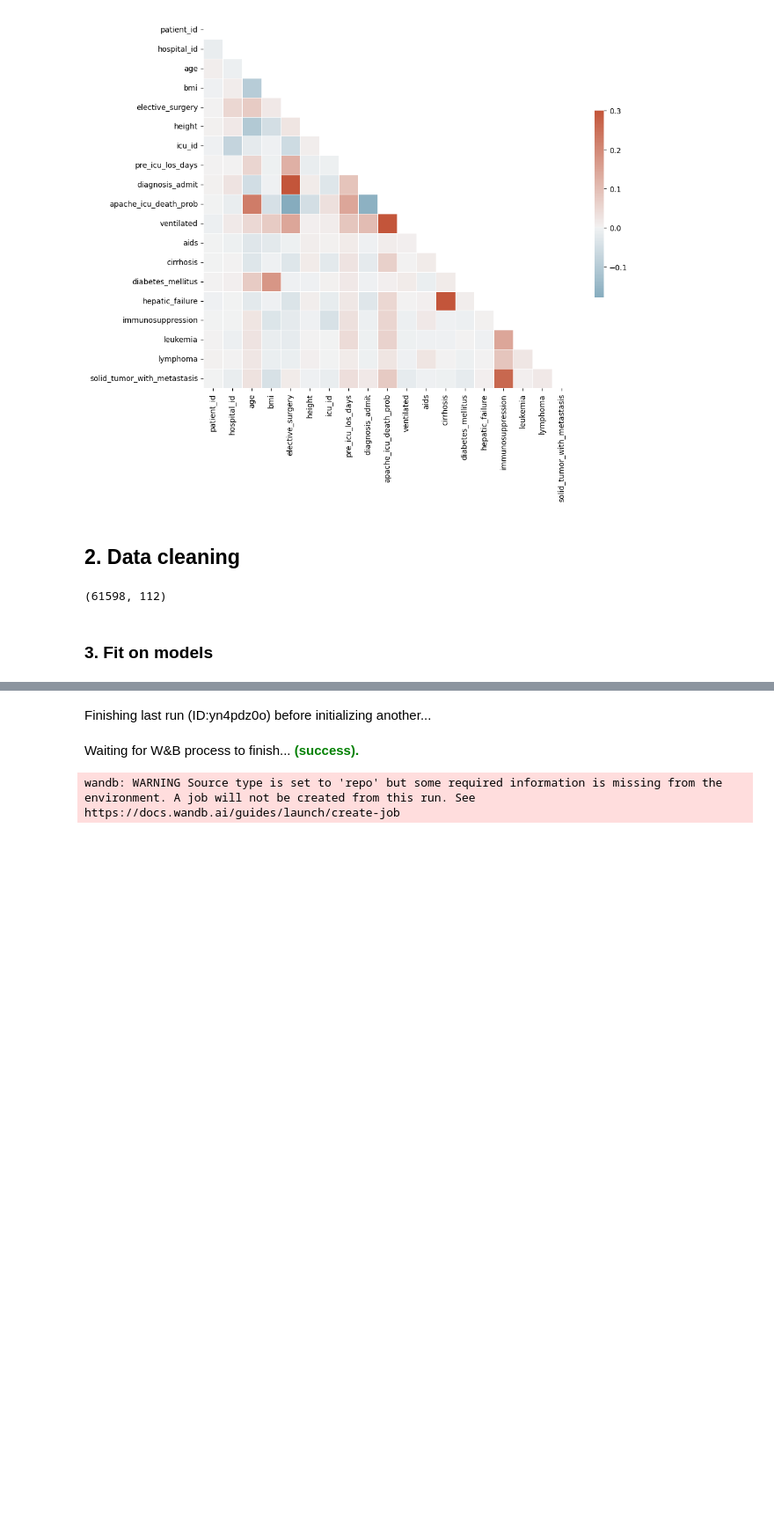
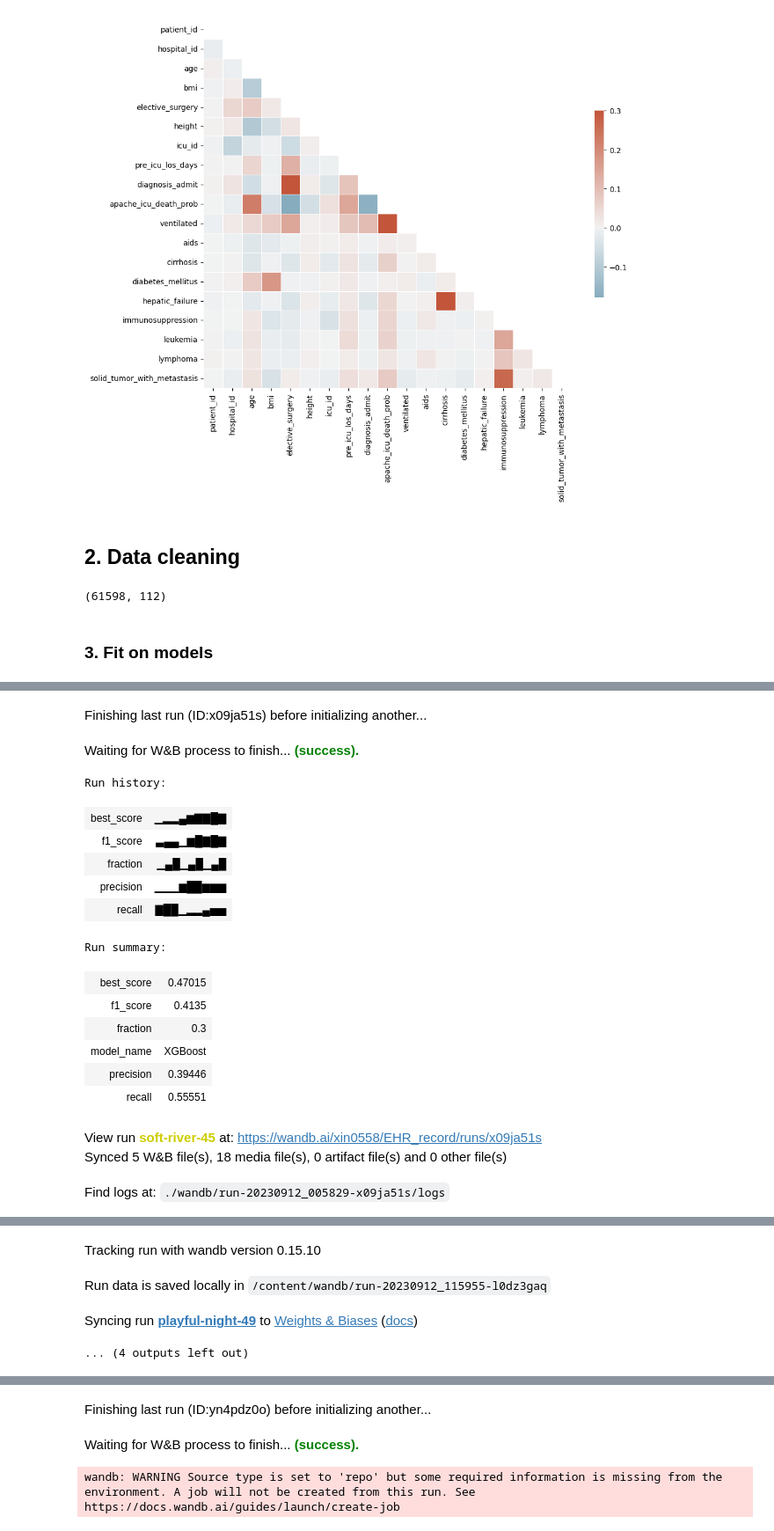
Before and after one commit to xin-cheng-ds/EHR_record, a Jupyter notebook: EHR.ipynb, the cells around one changed output, grey strips where cells are left out. Shown at 88% size. Drawn from its saved outputs; the diff is of its cells as text; code cells hidden in the pictures; blank space fills up the shorter version.

```diff
--- a/EHR.ipynb
+++ b/EHR.ipynb
@@ -449,0 +416,34 @@ pipelines
+# %%
+# Create pipeline function.
+def create_pipeline(y_train, use_class_balance=False, use_smote=False, config=None):
+    """
+    Create pipelines based on configuration.
+
+    Parameters:
+    - y_train: The target variable training set, needed for class balance in XGBoost.
+    - use_class_balance: Whether or not to balance classes.
+    - use_smote: Whether or not to use SMOTE for oversampling.
+    - config: Configuration dictionary for the pipelines.
+
+    Returns:
+    List of pipeline configurations.
+    """
+    if config is None:
+        raise ValueError("Config cannot be None. Please provide a valid configuration dictionary.")
+
+    pipelines = [
+        {
+            "name": cfg["name"],
+            "pipeline": cfg["pipeline_function"](
+                classifier=cfg["classifier"],
+                y_train=y_train,
+                use_class_balance=cfg.get("class_balance", use_class_balance),
+                use_smote=use_smote,
+                **cfg.get("kwargs", {})
+            ),
+            "params_grid": cfg["params_grid"]
+        }
+        for cfg in config
+    ]
+
+    return pipelines
@@ -525,8 +545,8 @@ def train_and_evaluate(pipelines, fractions, train_data):
     wandb.init(project="EHR_record")
 
     # Loop over the pipelines and fractions
-    for pipeline_dict in pipelines:
-        for fraction in fractions:
+    for pipeline_dict in tqdm(pipelines, desc='Pipelines'):
+        for fraction in tqdm(fractions,desc='Fractions'):
             print(f"Training {pipeline_dict['name']} with fraction {fraction}")
 
             # Sample and split the data
@@ -557,6 +577,24 @@ def train_and_evaluate(pipelines, fractions, train_data):
 # %%
 # Experiment 1: percentage of sampled data affects on results
 fractions = [ 0.1, 0.2, 0.3]
-use_class_balance = False
-use_smote = False
+pipelines = create_pipeline(use_class_balance=False,use_smote=False)
 train_and_evaluate(pipelines,fractions, train)
+# %% [output]
+Finishing last run (ID:x09ja51s) before initializing another...
+Waiting for W&B process to finish... (success).
+Run history:
+| best_score | ▁▂▂▄▆▇▇█▇ |
+| f1_score | ▃▄▄▁▆█▇█▇ |
+| fraction | ▁▄█▁▄█▁▄█ |
+| precision | ▁▁▁▆██▆▆▆ |
+| recall | ▇██▁▂▂▄▅▅ |
+Run summary:
+| best_score | 0.47015 |
+| f1_score | 0.4135 |
+| fraction | 0.3 |
+| model_name | XGBoost |
+| precision | 0.39446 |
+| recall | 0.55551 |
+View run soft-river-45 at: https://wandb.ai/xin0558/EHR_record/runs/x09ja51s
+Synced 5 W&B file(s), 18 media file(s), 0 artifact file(s) and 0 other file(s)
+Find logs at: ./wandb/run-20230912_005829-x09ja51s/logs
@@ -563,3 +602,7 @@ train_and_evaluate(pipelines,fractions, train)
+Tracking run with wandb version 0.15.10
+Run data is saved locally in /content/wandb/run-20230912_115955-l0dz3gaq
+Syncing run playful-night-49 to Weights & Biases (docs)
+... (4 outputs left out)
 # %%
 # Experiment 2: Baseline with no adjustment to class imbalance
 fractions = [ 0.2]
```
Also changed, not shown: parts of 10 cells of this notebook.
